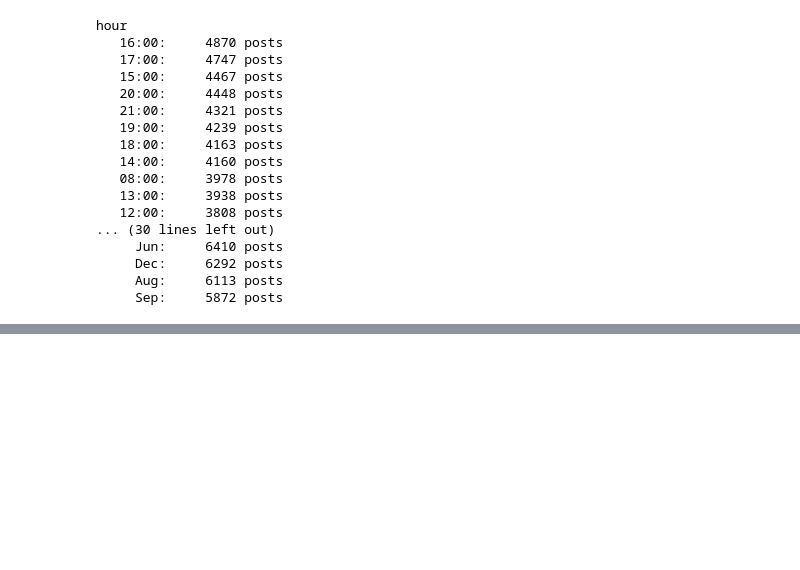
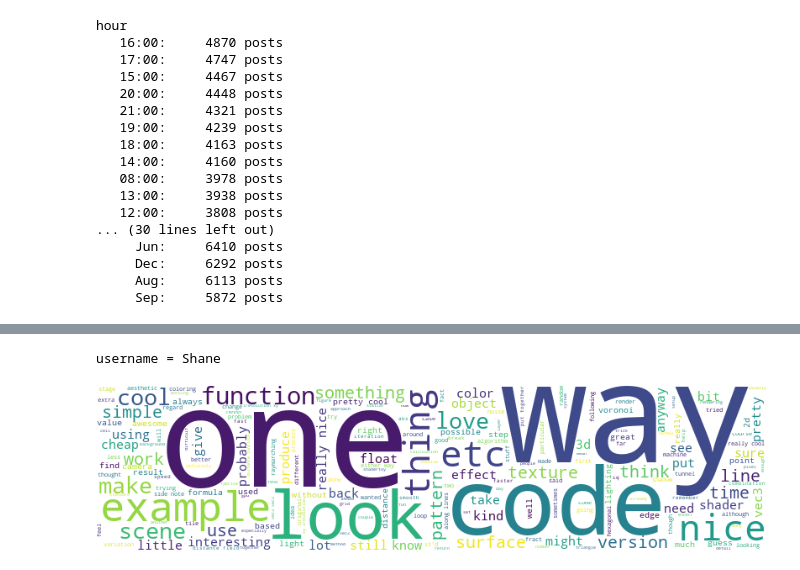
Before and after one commit to defgsus/shadertoz, a Jupyter notebook: notebooks/shadertoy-stats.ipynb, the cells around one changed output, grey strips where cells are left out. Saved outputs shown, nothing was run; the diff lists cells and outputs as text; code cells hidden in the pictures; blank space fills up the shorter version.

```diff
--- a/notebooks/shadertoy-stats.ipynb
+++ b/notebooks/shadertoy-stats.ipynb
@@ -82,0 +101,5 @@ hour
+# %%
+comments_wordcloud(username="Shane")
+# %% [output]
+username = Shane
+[figure, added]
```
Also changed, not shown: parts of 5 cells of this notebook, 1 other file.
